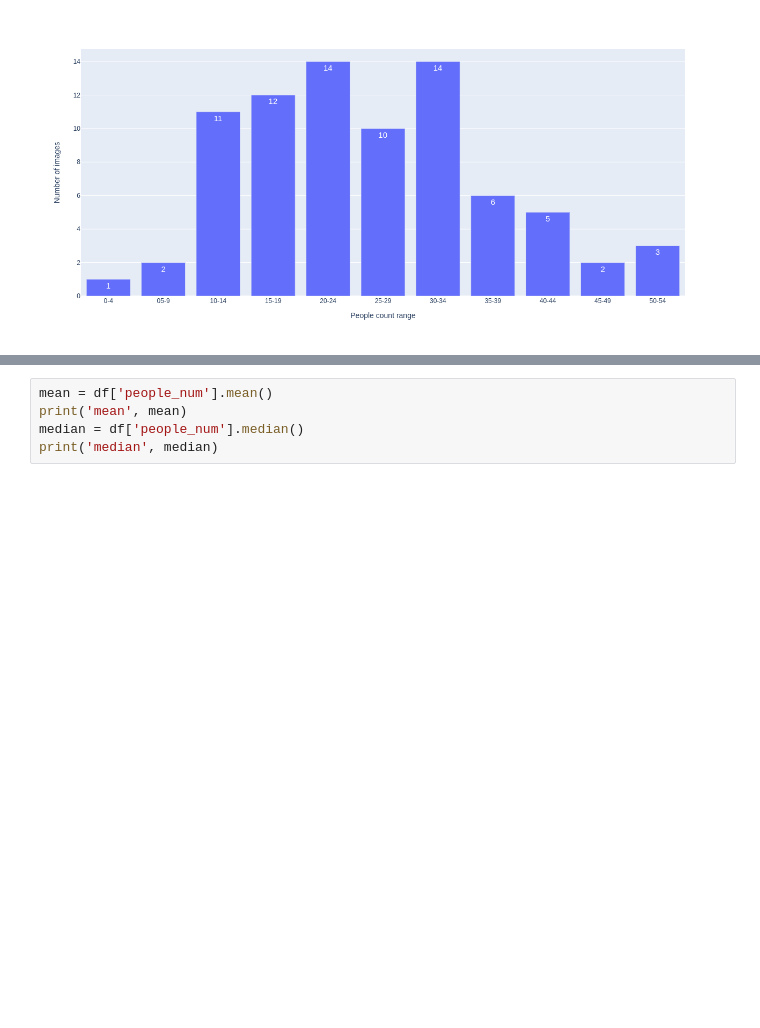
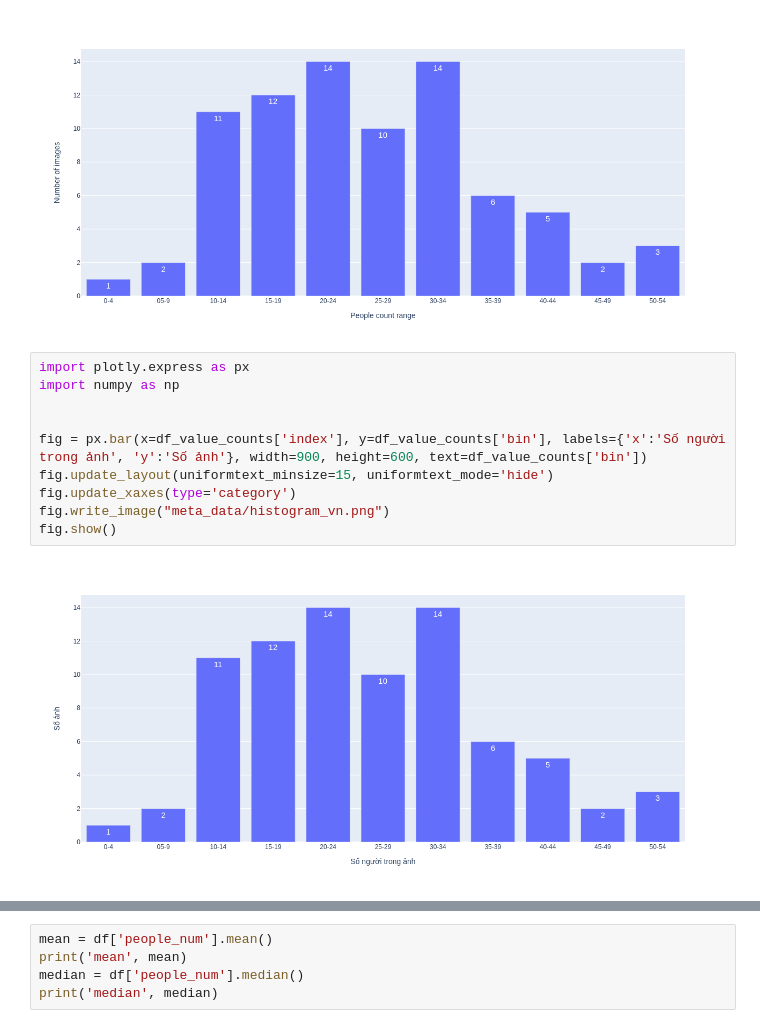
Before and after one commit to ttpro1995/mybikedata, a Jupyter notebook: eda_mybikedata.ipynb, the cells around one changed output, grey strips where cells are left out. Saved outputs shown, nothing was run; the diff lists cells and outputs as text; blank space fills up the shorter version.

```diff
--- a/eda_mybikedata.ipynb
+++ b/eda_mybikedata.ipynb
@@ -156,3 +156,15 @@ fig.show()
 # %% [output]
 [interactive output not drawn]
 [figure]
+# %%
+import plotly.express as px
+import numpy as np
+
+
+fig = px.bar(x=df_value_counts['index'], y=df_value_counts['bin'], labels={'x':'Số người trong ảnh', 'y':'Số ảnh'}, width=900, height=600, text=df_value_counts['bin'])
+fig.update_layout(uniformtext_minsize=15, uniformtext_mode='hide')
+fig.update_xaxes(type='category')
+fig.write_image("meta_data/histogram_vn.png")
+fig.show()
+# %% [output]
+[figure, added]
```
Also changed, not shown: parts of 9 cells of this notebook, 7 other files.
